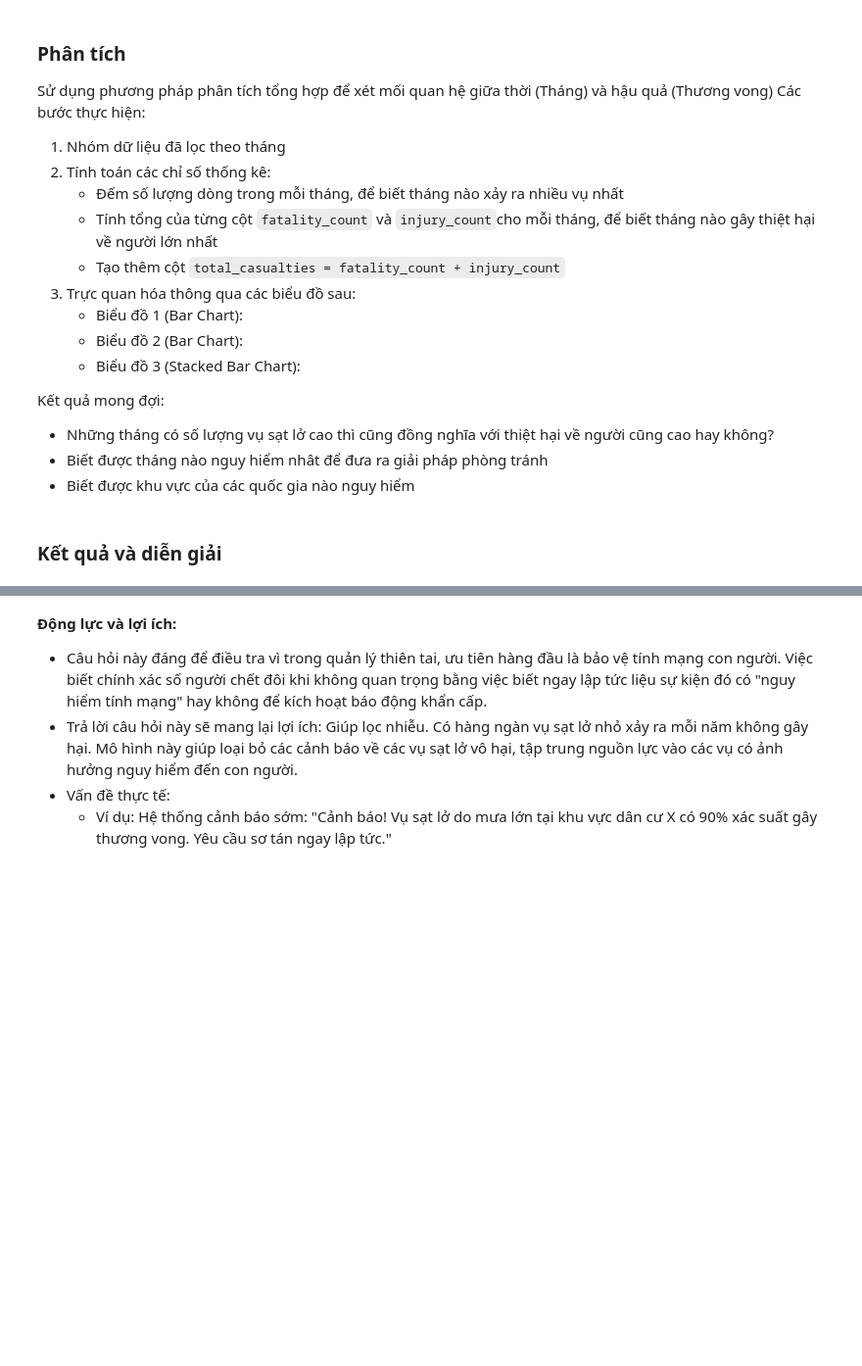
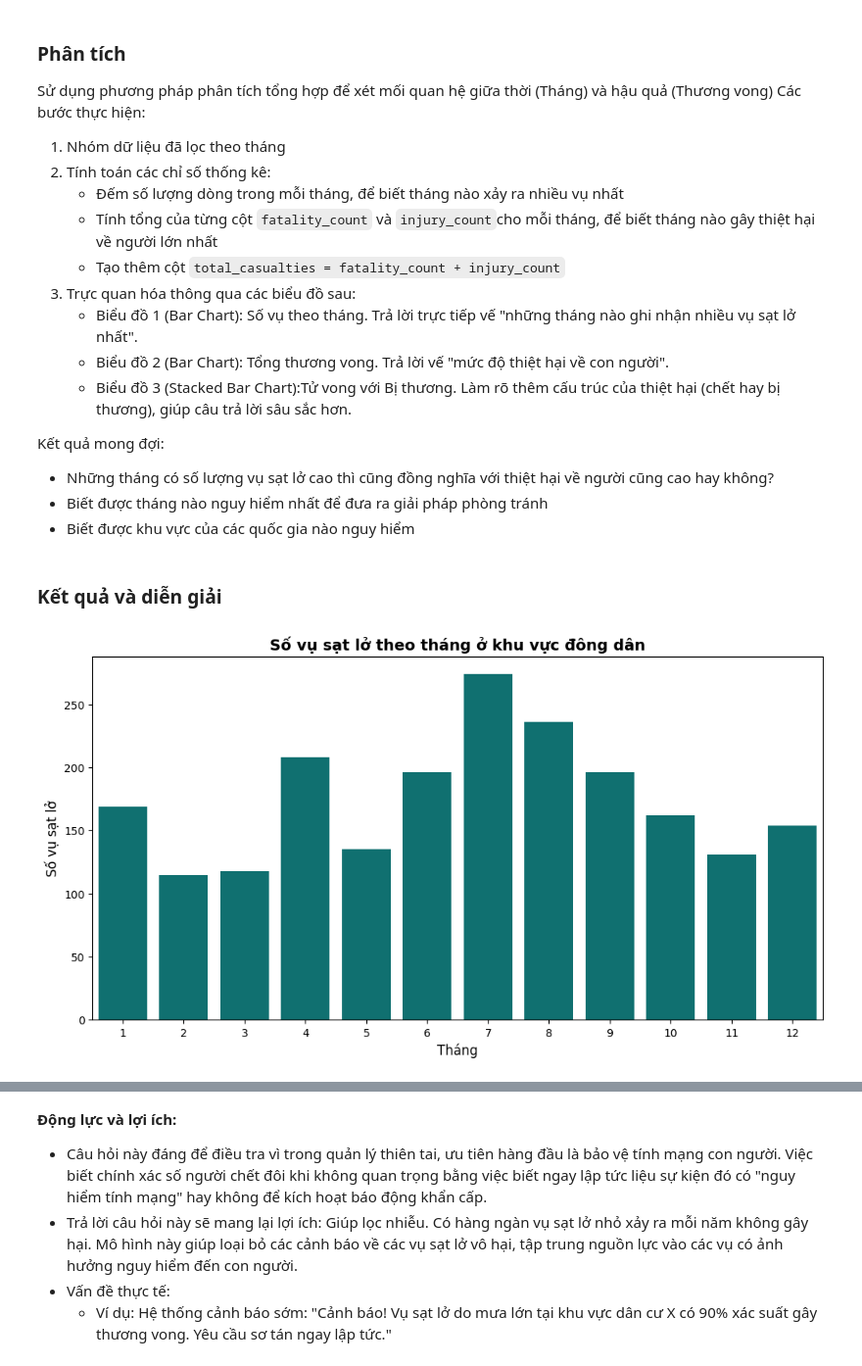
Before and after one commit to tientien01/Global-Landslide-Catalog-NASA-Analysis, a Jupyter notebook: notebook/05_modeling.ipynb, the cells around one changed output, grey strips where cells are left out. Shown at 98% size. Drawn from its saved outputs; the diff is of its cells as text; code cells hidden in the pictures; blank space fills up the shorter version.

```diff
--- a/notebook/05_modeling.ipynb
+++ b/notebook/05_modeling.ipynb
@@ -24,6 +24,6 @@ from sklearn.metrics import (
     ConfusionMatrixDisplay
 )
 # %%
-input_path = "../data/raw/Global_Landslide_Catalog_Export.csv"
+input_path = "../data/processed/Global_Landslide_Processed.csv"
 df = pd.read_csv(input_path)
 df.head()
@@ -41,11 +46,9 @@ Các cột cần xử lý là: `event_date, fatality_count, injury_count, admin_
 # %%
-# --- Chuyển cột event_date sang datetime ---
-df['event_date'] = pd.to_datetime(df['event_date'], format='mixed', dayfirst=False, errors='coerce')
-
 # --- Xử lý Missing Values cho thương vong (NaN -> 0) ---
 cols_impact = ['fatality_count', 'injury_count']
 df[cols_impact] = df[cols_impact].fillna(0)
 
 # --- Loại bỏ các dòng thiếu thông tin quan trọng ---
-df_clean = df.dropna(subset=['event_date', 'admin_division_population'])
+df_clean = df.dropna(subset=['admin_division_population'])
+df_clean = df_clean[df_clean['admin_division_population'] > 0]
 print("Số dòng còn lại của bộ dữ liệu sau khi loại bỏ là:", df_clean.shape[0])
@@ -58,7 +63,5 @@ print(f"Dân số cao sẽ có số lượng lớn hơn {pop_threshold} người
 df_high_pop = df_clean[df_clean['admin_division_population'] >= pop_threshold].copy()
 print(f"Số lượng bản ghi sau khi lọc: {len(df_high_pop)}")
 
-# --- Trích xuất tháng ---
-df_high_pop['month'] = df_high_pop['event_date'].dt.month
 print(df_high_pop[['admin_division_name','admin_division_population',
                  'month','fatality_count','injury_count']].head())
@@ -72,13 +91,13 @@ Các bước thực hiện:
    * Tính tổng của từng cột `fatality_count` và `injury_count`cho mỗi tháng, để biết tháng nào gây thiệt hại về người lớn nhất
    * Tạo thêm cột `total_casualties = fatality_count + injury_count`
 3. Trực quan hóa thông qua các biểu đồ sau:
-   * Biểu đồ 1 (Bar Chart):
-   * Biểu đồ 2 (Bar Chart):
-   * Biểu đồ 3 (Stacked Bar Chart):
+   * Biểu đồ 1 (Bar Chart): Số vụ theo tháng. Trả lời trực tiếp vế "những tháng nào ghi nhận nhiều vụ sạt lở nhất".
+   * Biểu đồ 2 (Bar Chart): Tổng thương vong. Trả lời vế "mức độ thiệt hại về con người".
+   * Biểu đồ 3 (Stacked Bar Chart):Tử vong với Bị thương. Làm rõ thêm cấu trúc của thiệt hại (chết hay bị thương), giúp câu trả lời sâu sắc hơn.
 
 Kết quả mong đợi:
 - Những tháng có số lượng vụ sạt lở cao thì cũng đồng nghĩa với thiệt hại về người cũng cao hay không?
-- Biết được tháng nào nguy hiểm nhât để đưa ra giải pháp phòng tránh
+- Biết được tháng nào nguy hiểm nhất để đưa ra giải pháp phòng tránh
 - Biết được khu vực của các quốc gia nào nguy hiểm
 # %%
 # Gom nhóm theo tháng và tính tất cả các chỉ số trong 1 lần
@@ -97,6 +116,19 @@ monthly_stats['total_casualties'] = (
 monthly_stats = monthly_stats.reset_index()
 # %% [markdown]
 ### Kết quả và diễn giải
+# %%
+plt.figure(figsize=(12,6))
+
+# --- Biểu đồ 1: Số vụ sạt lở theo tháng ở khu vực đông dân ---
+sns.barplot(data=monthly_stats, x='month', y='landslide_count',
+            color='teal')
+plt.title("Số vụ sạt lở theo tháng ở khu vực đông dân", fontsize=14, fontweight='bold')
+plt.xlabel("Tháng", fontsize=12)
+plt.ylabel("Số vụ sạt lở", fontsize=12)
+
+plt.show()
+# %% [output]
+[figure, added]
 # %%
 fig, axes = plt.subplots(nrows=2, ncols=1, figsize=(10, 10))
 
```
Also changed, not shown: parts of 10 cells of this notebook, 1 other file.
